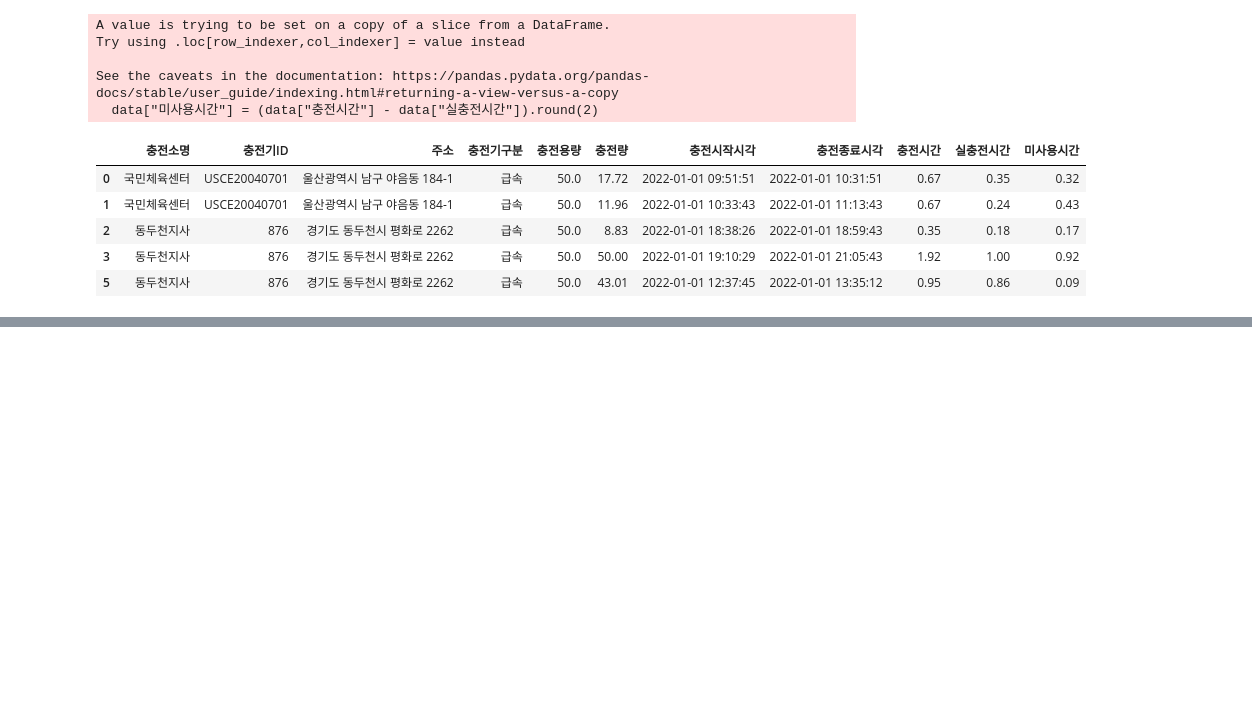
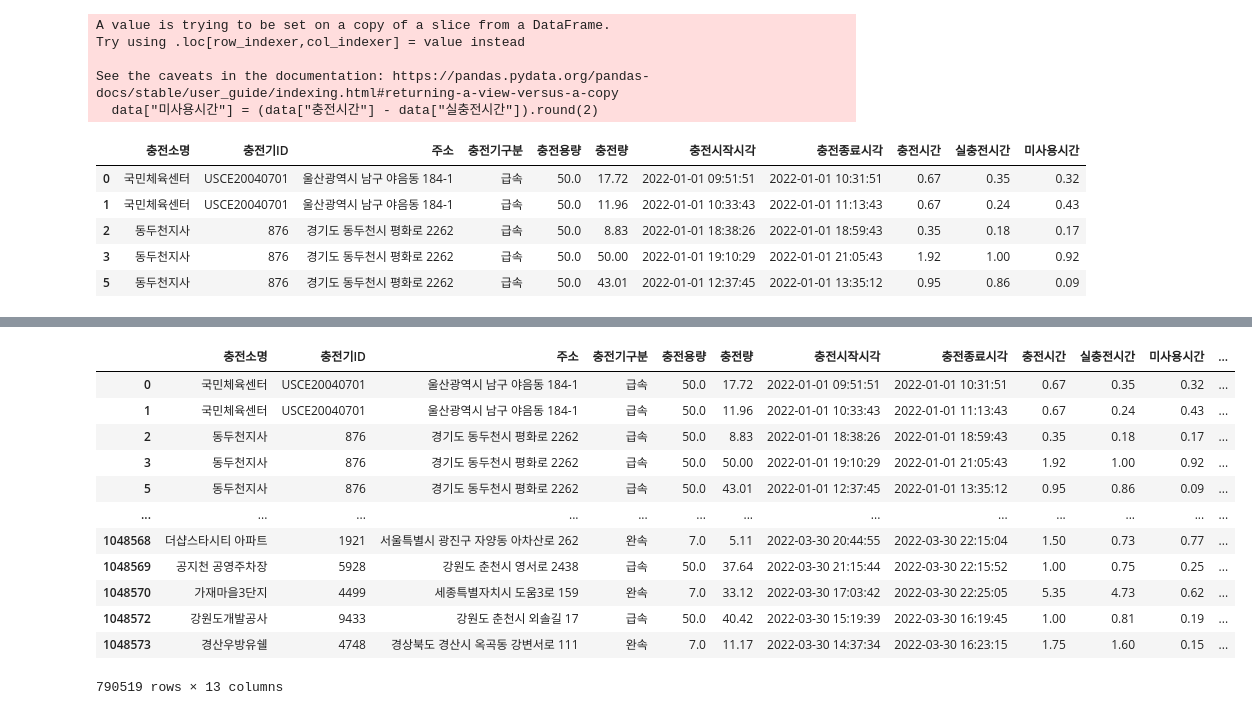
Before and after one commit to ParkMyoung-hun/AcornBigDataClass_Team3, a Jupyter notebook: myounghun/20221123_데이터 전처리.ipynb, the cells around one changed output, grey strips where cells are left out. Drawn from its saved outputs; the diff is of its cells as text; code cells hidden in the pictures; blank space fills up the shorter version.

```diff
--- a/myounghun/20221123_데이터 전처리.ipynb
+++ b/myounghun/20221123_데이터 전처리.ipynb
@@ -294,3 +294,6 @@ See the caveats in the documentation: https://pandas.pydata.org/pandas-docs/stab
 | 2 | 동두천지사 | 876 | 경기도 동두천시 평화로 2262 | 급속 | 50.0 | 8.83 | 2022-01-01 18:38:26 | 2022-01-01 18:59:43 | 0.35 | 0.18 | 0.17 |
 | 3 | 동두천지사 | 876 | 경기도 동두천시 평화로 2262 | 급속 | 50.0 | 50.00 | 2022-01-01 19:10:29 | 2022-01-01 21:05:43 | 1.92 | 1.00 | 0.92 |
 | 5 | 동두천지사 | 876 | 경기도 동두천시 평화로 2262 | 급속 | 50.0 | 43.01 | 2022-01-01 12:37:45 | 2022-01-01 13:35:12 | 0.95 | 0.86 | 0.09 |
+# %%
+data = data[data['미사용시간']>=0]
+data
@@ -296,0 +314,3 @@ See the caveats in the documentation: https://pandas.pydata.org/pandas-docs/stab
+# %%
+data['충전시작시각'] = pd.to_datetime(data['충전시작시각'],format='%Y-%m-%d %H:%M:%S' )
+data.info()
@@ -296,0 +341,3 @@ See the caveats in the documentation: https://pandas.pydata.org/pandas-docs/stab
+# %%
+data['충전시작시간'] = data['충전시작시각'].dt.strftime("%H")
+data.info()
@@ -296,0 +369,4 @@ See the caveats in the documentation: https://pandas.pydata.org/pandas-docs/stab
+# %%
+add = data["주소"].str.split(" ")
+data["시구분"]=[i[0] for i in add ]
+data.head()
@@ -297,3 +385,19 @@ See the caveats in the documentation: https://pandas.pydata.org/pandas-docs/stab
+# %%
+data
+# %% [output]
+|  | 충전소명 | 충전기ID | 주소 | 충전기구분 | 충전용량 | 충전량 | 충전시작시각 | 충전종료시각 | 충전시간 | 실충전시간 | 미사용시간 | ... |
+| 0 | 국민체육센터 | USCE20040701 | 울산광역시 남구 야음동 184-1 | 급속 | 50.0 | 17.72 | 2022-01-01 09:51:51 | 2022-01-01 10:31:51 | 0.67 | 0.35 | 0.32 | ... |
+| 1 | 국민체육센터 | USCE20040701 | 울산광역시 남구 야음동 184-1 | 급속 | 50.0 | 11.96 | 2022-01-01 10:33:43 | 2022-01-01 11:13:43 | 0.67 | 0.24 | 0.43 | ... |
+| 2 | 동두천지사 | 876 | 경기도 동두천시 평화로 2262 | 급속 | 50.0 | 8.83 | 2022-01-01 18:38:26 | 2022-01-01 18:59:43 | 0.35 | 0.18 | 0.17 | ... |
+| 3 | 동두천지사 | 876 | 경기도 동두천시 평화로 2262 | 급속 | 50.0 | 50.00 | 2022-01-01 19:10:29 | 2022-01-01 21:05:43 | 1.92 | 1.00 | 0.92 | ... |
+| 5 | 동두천지사 | 876 | 경기도 동두천시 평화로 2262 | 급속 | 50.0 | 43.01 | 2022-01-01 12:37:45 | 2022-01-01 13:35:12 | 0.95 | 0.86 | 0.09 | ... |
+| ... | ... | ... | ... | ... | ... | ... | ... | ... | ... | ... | ... | ... |
+| 1048568 | 더샵스타시티 아파트 | 1921 | 서울특별시 광진구 자양동 아차산로 262 | 완속 | 7.0 | 5.11 | 2022-03-30 20:44:55 | 2022-03-30 22:15:04 | 1.50 | 0.73 | 0.77 | ... |
+| 1048569 | 공지천 공영주차장 | 5928 | 강원도 춘천시 영서로 2438 | 급속 | 50.0 | 37.64 | 2022-03-30 21:15:44 | 2022-03-30 22:15:52 | 1.00 | 0.75 | 0.25 | ... |
+| 1048570 | 가재마을3단지 | 4499 | 세종특별자치시 도움3로 159 | 완속 | 7.0 | 33.12 | 2022-03-30 17:03:42 | 2022-03-30 22:25:05 | 5.35 | 4.73 | 0.62 | ... |
+| 1048572 | 강원도개발공사 | 9433 | 강원도 춘천시 외솔길 17 | 급속 | 50.0 | 40.42 | 2022-03-30 15:19:39 | 2022-03-30 16:19:45 | 1.00 | 0.81 | 0.19 | ... |
+| 1048573 | 경산우방유쉘 | 4748 | 경상북도 경산시 옥곡동 강변서로 111 | 완속 | 7.0 | 11.17 | 2022-03-30 14:37:34 | 2022-03-30 16:23:15 | 1.75 | 1.60 | 0.15 | ... |
+790519 rows × 13 columns
 # %%
 # 중간 저장
 data.to_csv("data/Pre_Charging.csv", encoding="utf-8", index=False)
```
Also changed, not shown: parts of 4 cells of this notebook, 2 other files.
